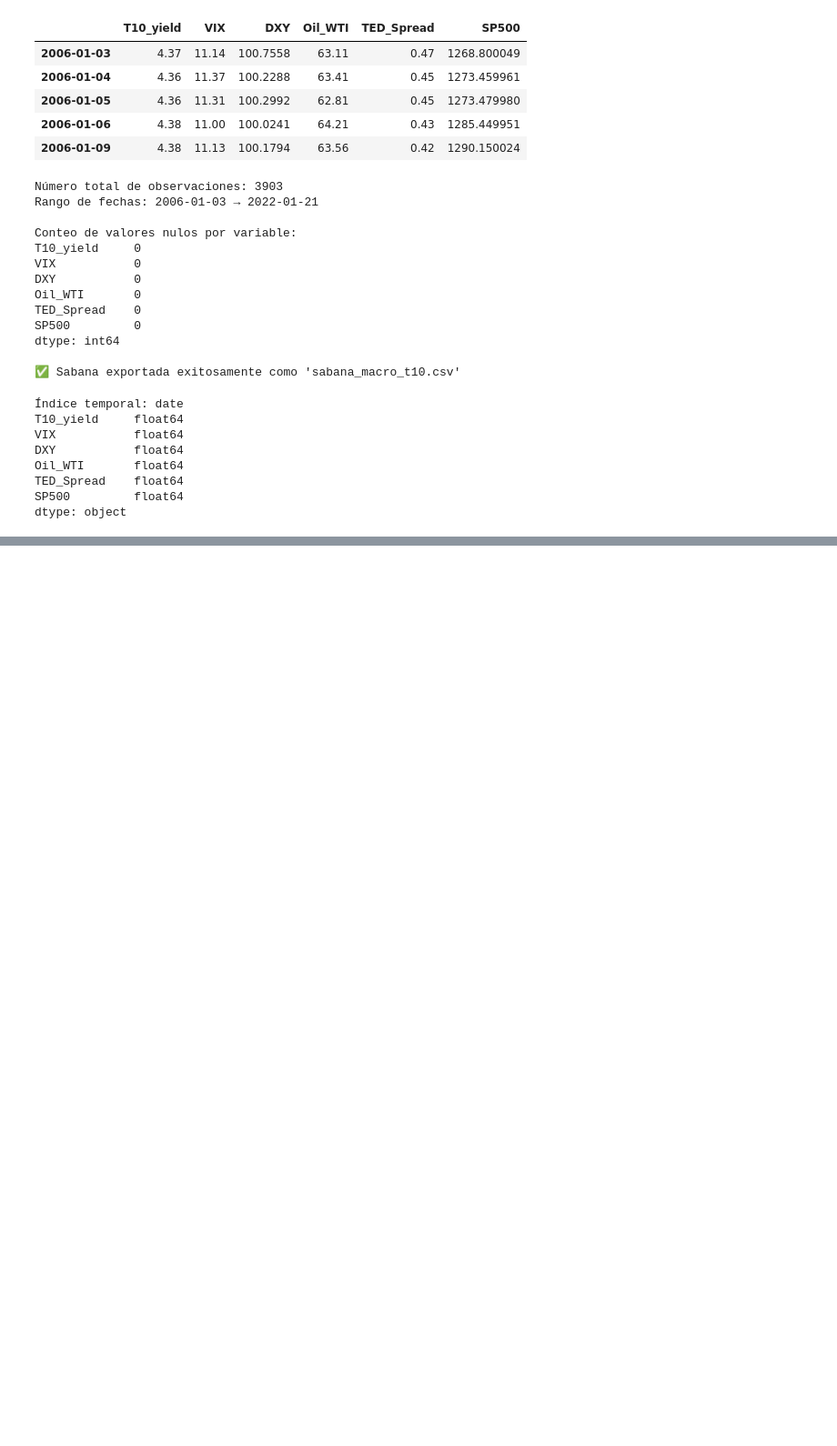
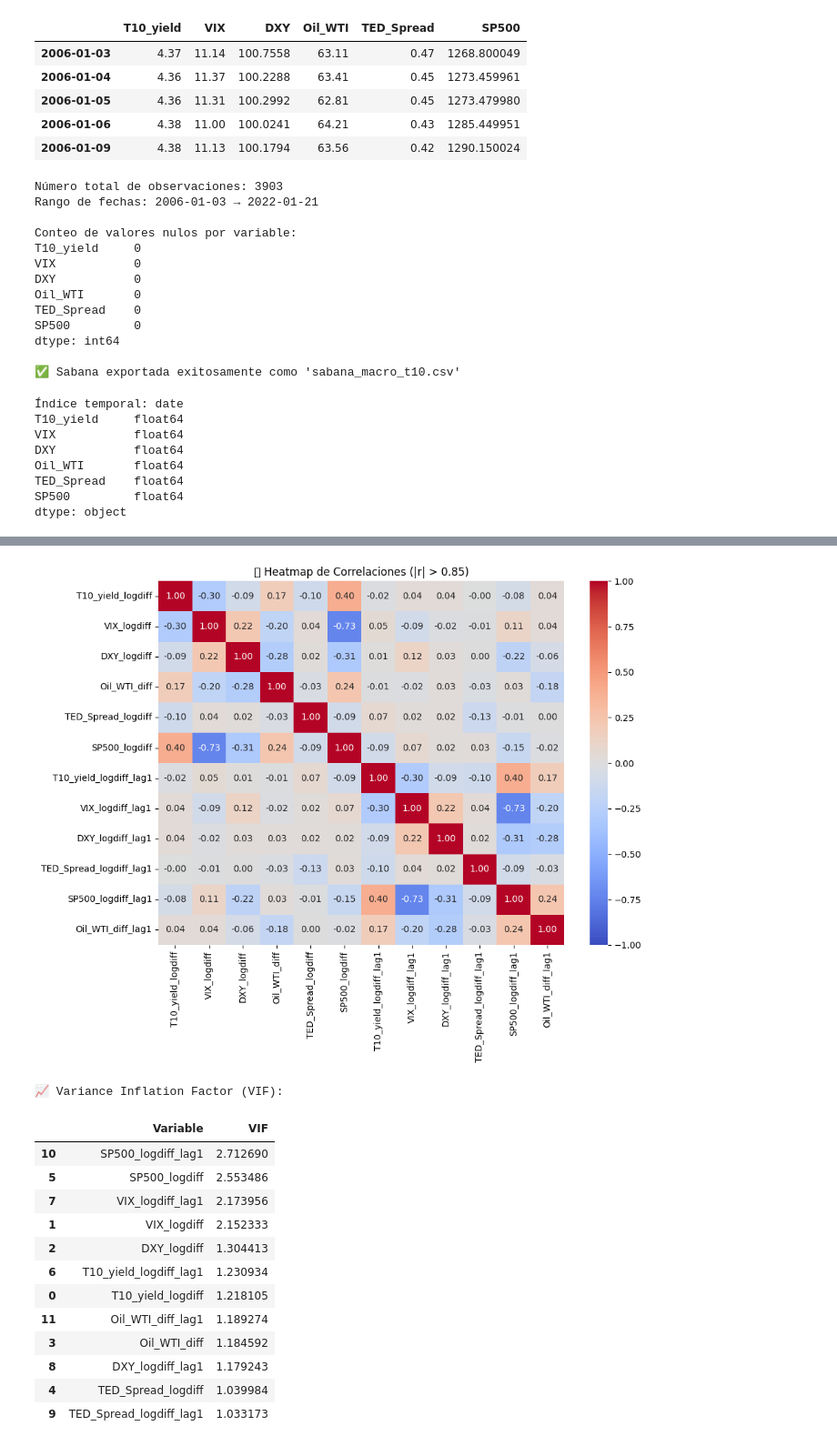
Before and after one commit to Edubanchiless/T10_ML_Prediction_EduMendez, a Jupyter notebook: t10_data_pipeline.ipynb, the cells around one changed output, grey strips where cells are left out. Shown at 91% size. Saved outputs shown, nothing was run; the diff lists cells and outputs as text; code cells hidden in the pictures; blank space fills up the shorter version.

```diff
--- a/t10_data_pipeline.ipynb
+++ b/t10_data_pipeline.ipynb
@@ -366,0 +701,55 @@ RMSE en test: 1.3480
+# %%
+# ---------------------------------------------------------
+# ANÁLISIS DE MULTICOLINEALIDAD – HEATMAP Y VIF
+# ---------------------------------------------------------
+
+import pandas as pd
+import numpy as np
+import matplotlib.pyplot as plt
+import seaborn as sns
+from statsmodels.stats.outliers_influence import variance_inflation_factor
+from sklearn.preprocessing import StandardScaler
+
+# Cargar dataset final
+df = pd.read_csv("sabana_final_modelado.csv", parse_dates=["date"], index_col="date")
+
+# Seleccionar un subconjunto representativo para análisis VIF (sin colinealidad excesiva por rolling/lags)
+vars_vif = [
+    "T10_yield_logdiff", "VIX_logdiff", "DXY_logdiff", "Oil_WTI_diff",
+    "TED_Spread_logdiff", "SP500_logdiff",
+    "T10_yield_logdiff_lag1", "VIX_logdiff_lag1", "DXY_logdiff_lag1",
+    "TED_Spread_logdiff_lag1", "SP500_logdiff_lag1", "Oil_WTI_diff_lag1"
+]
+
+# 1. HEATMAP DE CORRELACIONES ALTAS
+corr = df[vars_vif].corr()
+plt.figure(figsize=(10, 8))
+sns.heatmap(corr, annot=True, cmap="coolwarm", fmt=".2f", center=0, vmin=-1, vmax=1)
+plt.title("📊 Heatmap de Correlaciones (|r| > 0.85)")
+plt.tight_layout()
+plt.show()
+
+# 2. CÁLCULO DEL VIF
+X_vif = StandardScaler().fit_transform(df[vars_vif].dropna())
+vif_df = pd.DataFrame({
+    "Variable": vars_vif,
+    "VIF": [variance_inflation_factor(X_vif, i) for i in range(X_vif.shape[1])]
+})
+print("📈 Variance Inflation Factor (VIF):")
+display(vif_df.sort_values("VIF", ascending=False))
+# %% [output]
+[figure, added]
+📈 Variance Inflation Factor (VIF):
+|  | Variable | VIF |
+| 10 | SP500_logdiff_lag1 | 2.712690 |
+| 5 | SP500_logdiff | 2.553486 |
+| 7 | VIX_logdiff_lag1 | 2.173956 |
+| 1 | VIX_logdiff | 2.152333 |
+| 2 | DXY_logdiff | 1.304413 |
+| 6 | T10_yield_logdiff_lag1 | 1.230934 |
+| 0 | T10_yield_logdiff | 1.218105 |
+| 11 | Oil_WTI_diff_lag1 | 1.189274 |
+| 3 | Oil_WTI_diff | 1.184592 |
+| 8 | DXY_logdiff_lag1 | 1.179243 |
+| 4 | TED_Spread_logdiff | 1.039984 |
+| 9 | TED_Spread_logdiff_lag1 | 1.033173 |
```
Also changed, not shown: parts of 41 cells of this notebook, 27 other files.
